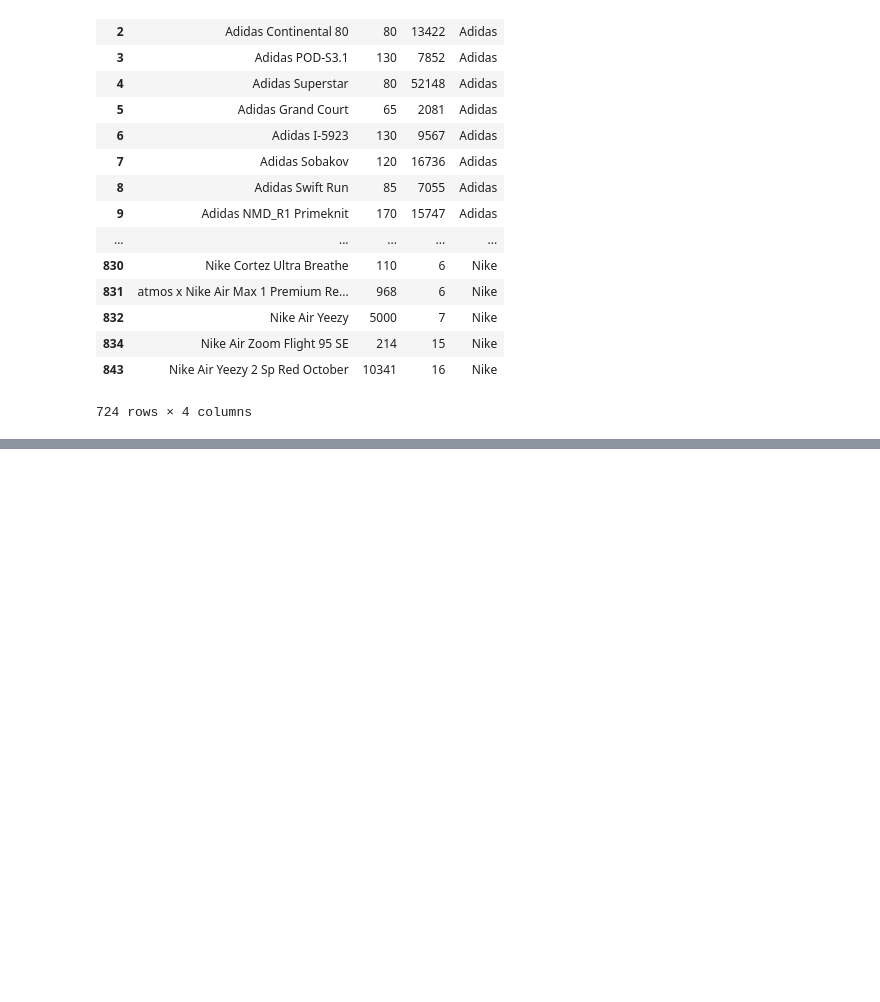
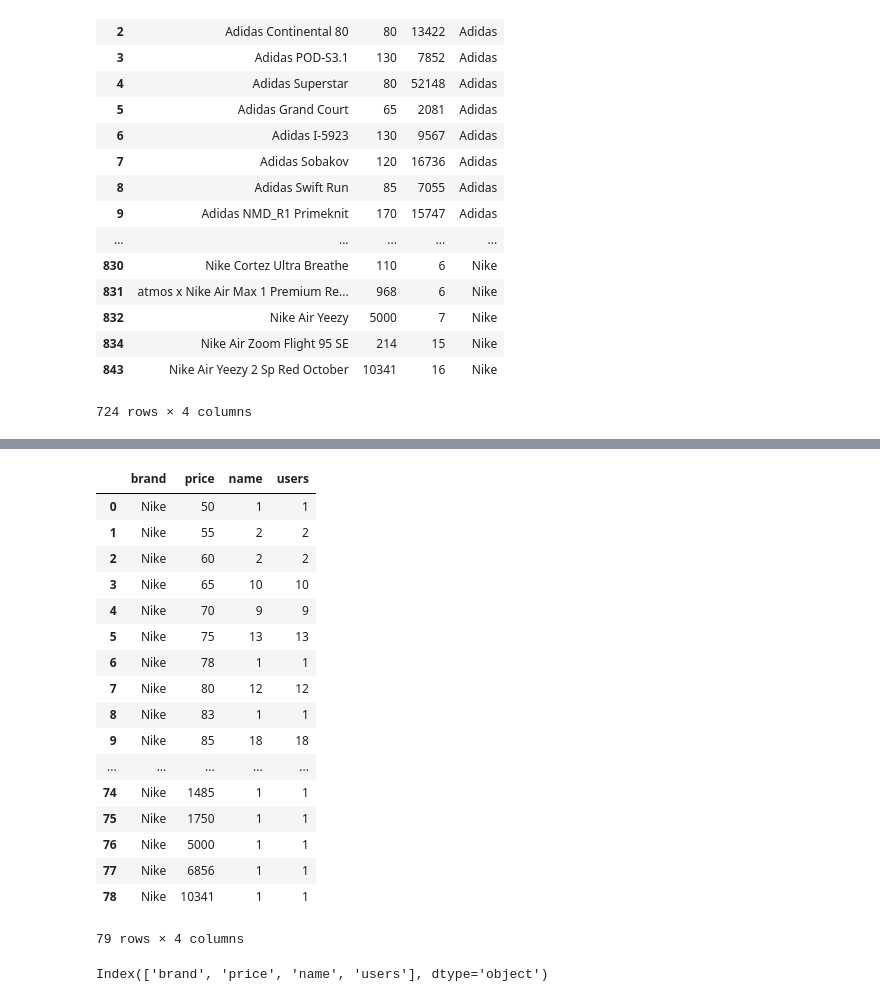
Before and after one commit to JonBebi/Adike, a Jupyter notebook: EDA.ipynb, the cells around one changed output, grey strips where cells are left out. Saved outputs shown, nothing was run; the diff lists cells and outputs as text; code cells hidden in the pictures; blank space fills up the shorter version.

```diff
--- a/EDA.ipynb
+++ b/EDA.ipynb
@@ -558,0 +589,2 @@ df_sneakers_prices_users
+# %%
+nike_price = df_sneakers_prices_users.groupby(['brand', 'price']).count().iloc[57:]
@@ -558,0 +662,27 @@ df_sneakers_prices_users
+# %%
+nike_price1 = nike_price.reset_index()
+# %%
+nike_price1
+# %% [output]
+|  | brand | price | name | users |
+| 0 | Nike | 50 | 1 | 1 |
+| 1 | Nike | 55 | 2 | 2 |
+| 2 | Nike | 60 | 2 | 2 |
+| 3 | Nike | 65 | 10 | 10 |
+| 4 | Nike | 70 | 9 | 9 |
+| 5 | Nike | 75 | 13 | 13 |
+| 6 | Nike | 78 | 1 | 1 |
+| 7 | Nike | 80 | 12 | 12 |
+| 8 | Nike | 83 | 1 | 1 |
+| 9 | Nike | 85 | 18 | 18 |
+| ... | ... | ... | ... | ... |
+| 74 | Nike | 1485 | 1 | 1 |
+| 75 | Nike | 1750 | 1 | 1 |
+| 76 | Nike | 5000 | 1 | 1 |
+| 77 | Nike | 6856 | 1 | 1 |
+| 78 | Nike | 10341 | 1 | 1 |
+79 rows × 4 columns
+# %%
+nike_price1.columns
+# %% [output]
+Index(['brand', 'price', 'name', 'users'], dtype='object')
```
Also changed, not shown: parts of 14 cells of this notebook.
